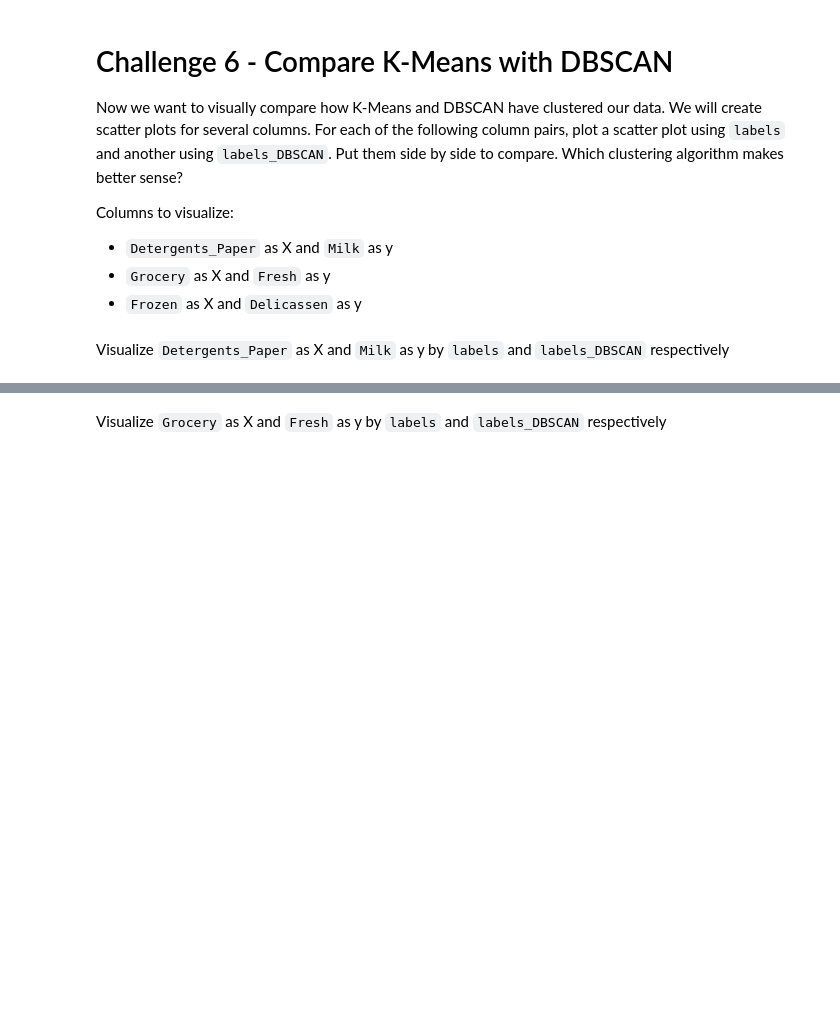
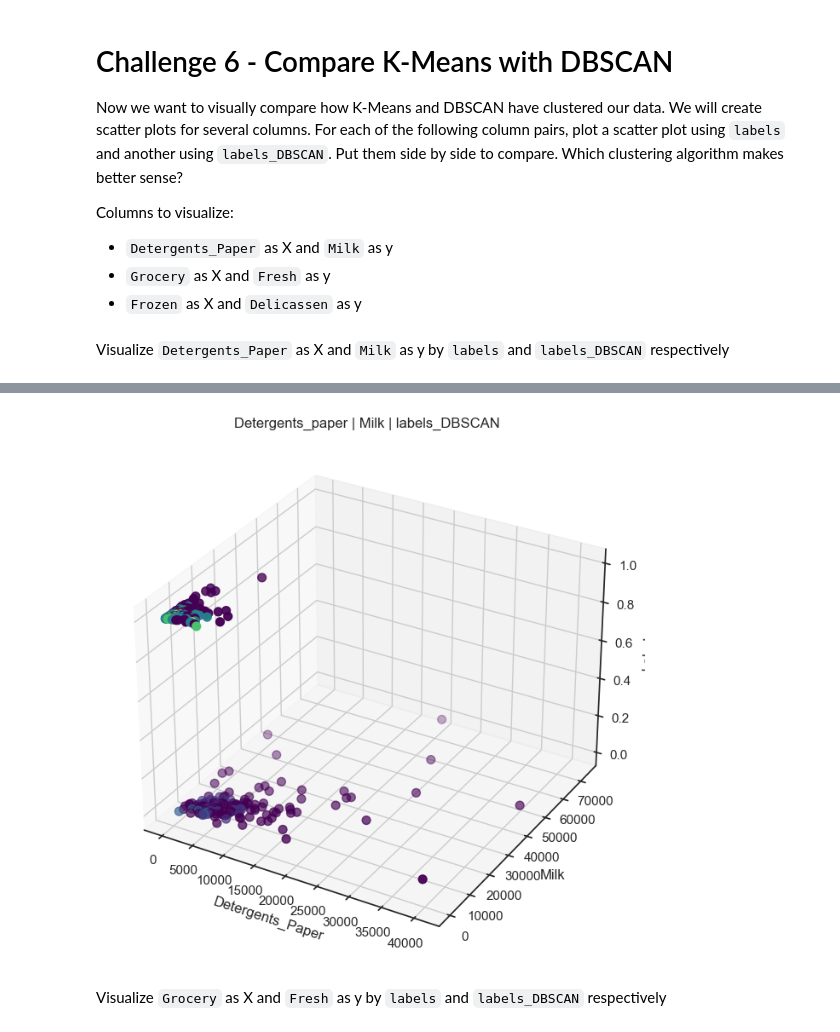
Before and after one commit to Ironhack-Data-Madrid-Octubre-2023/7.4-lab_unsupervised_learning, a Jupyter notebook: your-code/main.ipynb, the cells around one changed output, grey strips where cells are left out. Drawn from its saved outputs; the diff is of its cells as text; code cells hidden in the pictures; blank space fills up the shorter version.

```diff
--- a/your-code/main.ipynb
+++ b/your-code/main.ipynb
@@ -269,3 +311,20 @@ Visualize `Detergents_Paper` as X and `Milk` as y by `labels` and `labels_DBSCAN
+# %%
+fig = plt.figure(figsize=(10, 8))
+ax = fig.add_subplot(111, projection='3d')
+
+# Scatter plot
+ax.scatter(customers['Detergents_Paper'], customers['Milk'], customers['label'], c=customers['labels_DBSCAN'], cmap='viridis', s=50)
+
+# Set labels
+ax.set_xlabel('Detergents_Paper')
+ax.set_ylabel('Milk')
+ax.set_zlabel('Label')
+ax.set_title('Detergents_paper | Milk | labels_DBSCAN')
+
+# Show the plot
+plt.show()
+# %% [output]
+[figure, added]
 # %% [markdown]
 Visualize `Grocery` as X and `Fresh` as y by `labels` and `labels_DBSCAN` respectively
 # %%
```
Also changed, not shown: parts of 9 cells of this notebook.
